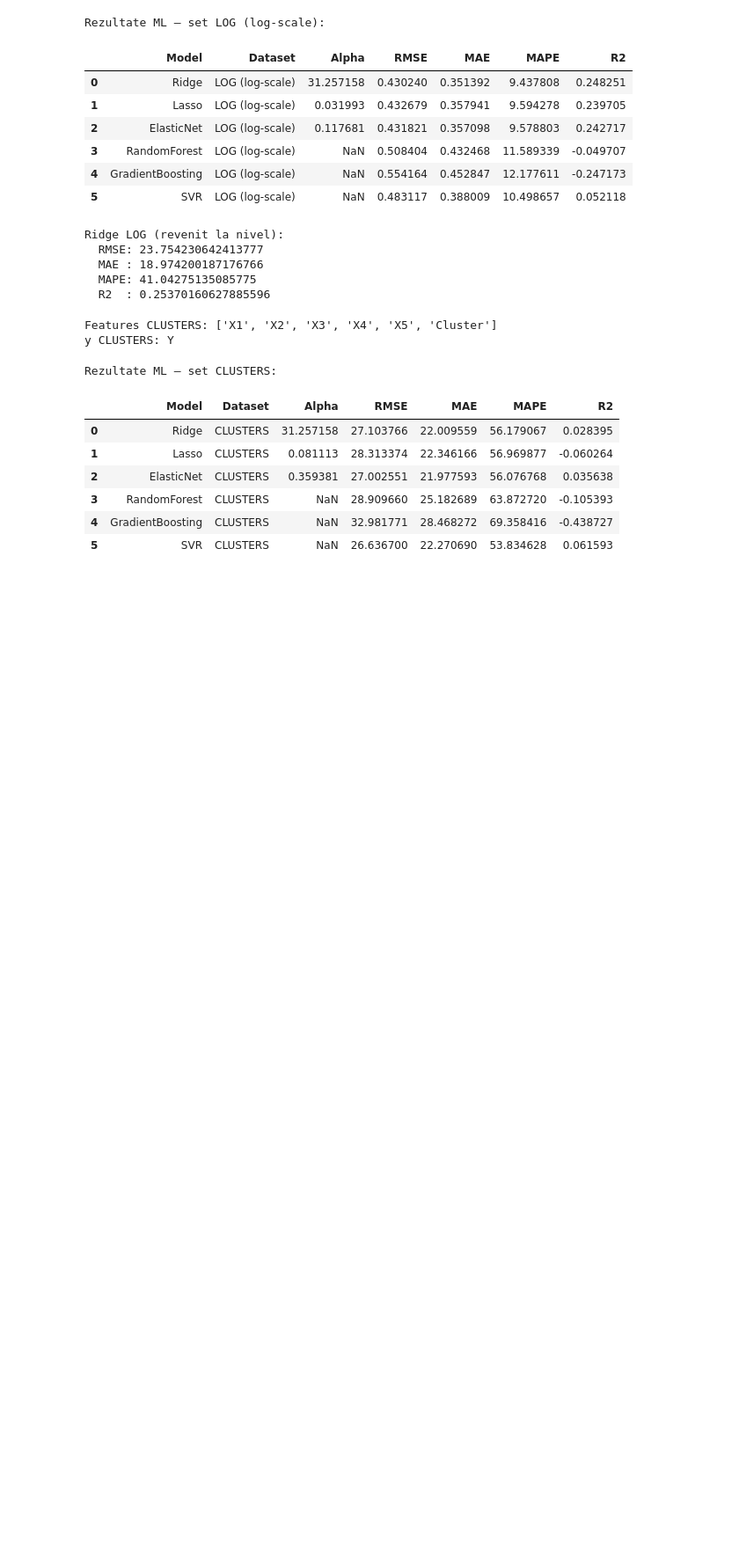
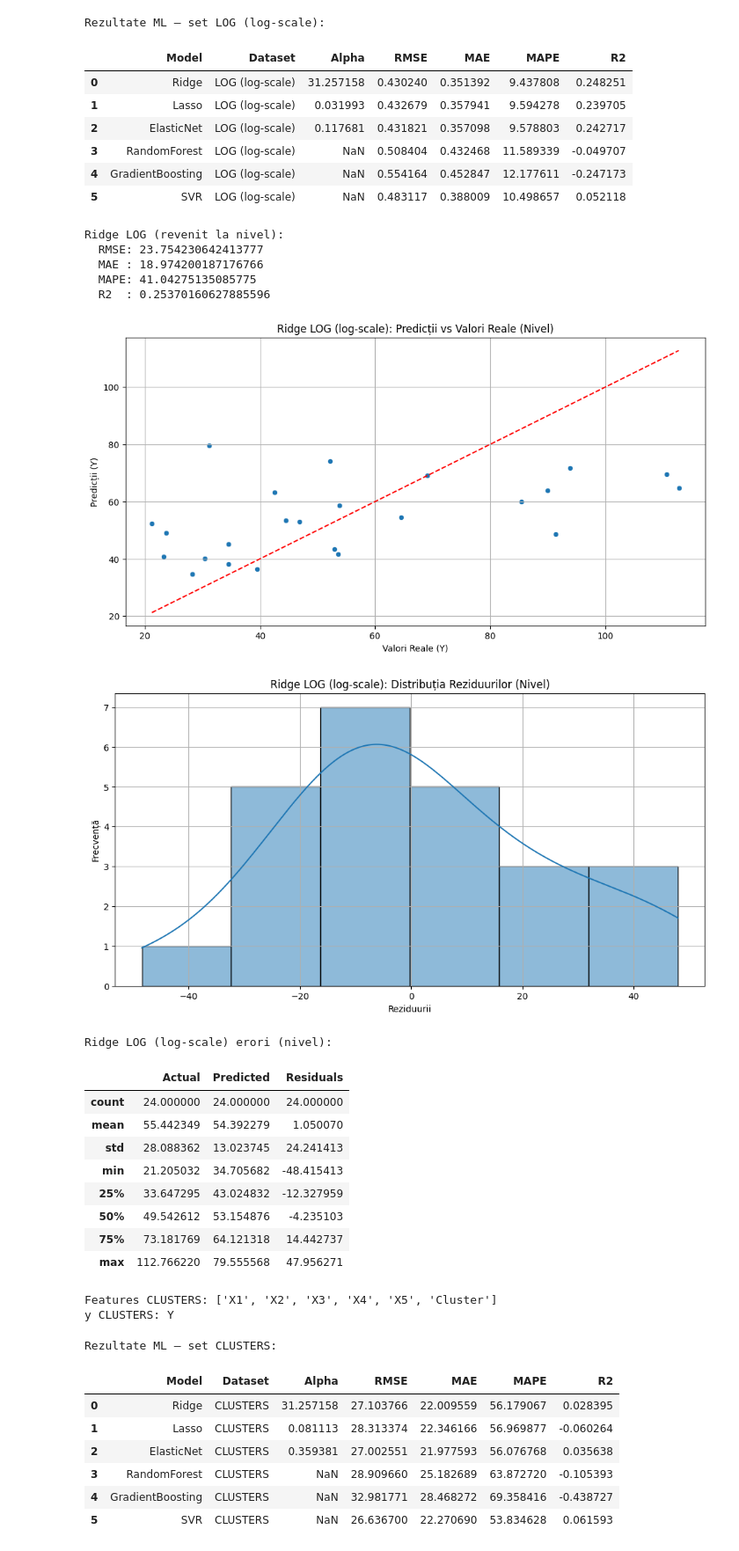
Before and after one commit to antoniamitu/proiect_econometrie, a Jupyter notebook: ML.ipynb, the cells around one changed output. Shown at 88% size. Saved outputs shown, nothing was run; the diff lists cells and outputs as text; code cells hidden in the pictures; blank space fills up the shorter version.

```diff
--- a/ML.ipynb
+++ b/ML.ipynb
@@ -341,6 +341,55 @@ Ridge LOG (revenit la nivel):
   MAE : 18.974200187176766
   MAPE: 41.04275135085775
   R2  : 0.25370160627885596
+# %%
+# Analiza erorilor pentru modelul Ridge pe setul LOG (log-scale)
+
+# Reutilizarea predicțiilor și a valorilor reale la nivel din pasul anterior (celula nHmNWAGZ1qEx)
+# ridge_log_pred_level, y_test_level (y_test_level este egal cu log_test["Y"].values)
+
+# Calcularea erorilor pentru LOG
+ridge_log_errors = pd.DataFrame({
+    "Actual": y_test_level,
+    "Predicted": ridge_log_pred_level,
+    "Residuals": y_test_level - ridge_log_pred_level
+})
+
+# Vizualizarea predicțiilor vs actual pentru LOG
+plt.figure(figsize=(12, 6))
+sns.scatterplot(x="Actual", y="Predicted", data=ridge_log_errors)
+plt.plot([ridge_log_errors["Actual"].min(), ridge_log_errors["Actual"].max()],
+         [ridge_log_errors["Actual"].min(), ridge_log_errors["Actual"].max()],
+         color='red', linestyle='--')
+plt.title("Ridge LOG (log-scale): Predicții vs Valori Reale (Nivel)")
+plt.xlabel("Valori Reale (Y)")
+plt.ylabel("Predicții (Y)")
+plt.grid(True)
+plt.show()
+
+# Vizualizarea distribuției reziduurilor pentru LOG
+plt.figure(figsize=(12, 6))
+sns.histplot(ridge_log_errors["Residuals"], kde=True)
+plt.title("Ridge LOG (log-scale): Distribuția Reziduurilor (Nivel)")
+plt.xlabel("Reziduurii")
+plt.ylabel("Frecvență")
+plt.grid(True)
+plt.show()
+
+print("Ridge LOG (log-scale) erori (nivel):")
+display(ridge_log_errors.describe())
+# %% [output]
+[figure, added]
+[figure, added]
+Ridge LOG (log-scale) erori (nivel):
+|  | Actual | Predicted | Residuals |
+| count | 24.000000 | 24.000000 | 24.000000 |
+| mean | 55.442349 | 54.392279 | 1.050070 |
+| std | 28.088362 | 13.023745 | 24.241413 |
+| min | 21.205032 | 34.705682 | -48.415413 |
+| 25% | 33.647295 | 43.024832 | -12.327959 |
+| 50% | 49.542612 | 53.154876 | -4.235103 |
+| 75% | 73.181769 | 64.121318 | 14.442737 |
+| max | 112.766220 | 79.555568 | 47.956271 |
 # %%
 # Pregătirea setului CLUSTERS, ce conține reprezentanți de cluster.
 # Clasa de cluster este inclusă ca predictor suplimentar, captând
```
Also changed, not shown: parts of 2 cells of this notebook.
